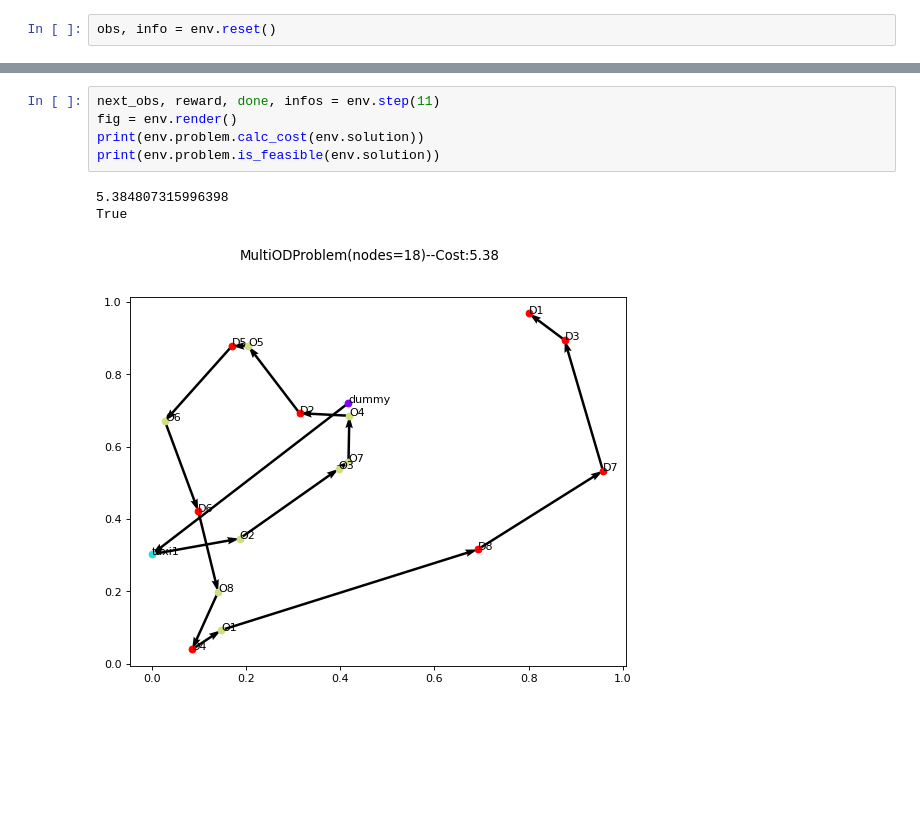
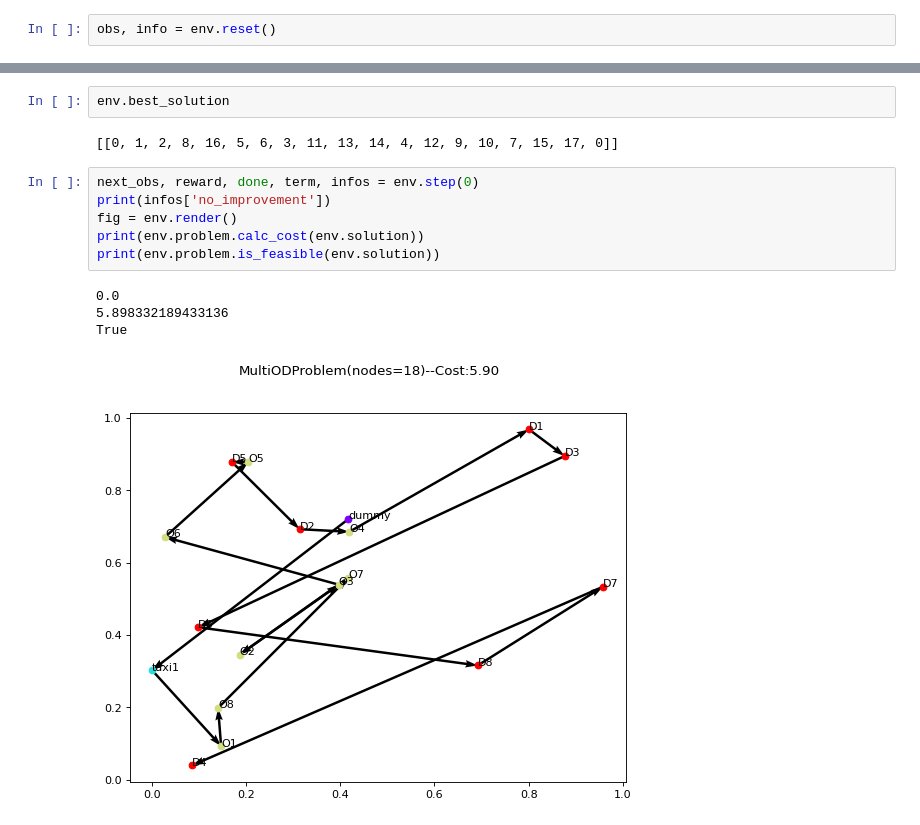
Before and after one commit to bwfbowen/L2T, a Jupyter notebook: test_env.ipynb, the cells around one changed output, grey strips where cells are left out. Saved outputs shown, nothing was run; the diff lists cells and outputs as text; blank space fills up the shorter version.

```diff
--- a/test_env.ipynb
+++ b/test_env.ipynb
@@ -16,9 +25,15 @@ len(env.action_dict)
+# %%
+env.best_solution
+# %% [output]
+[[0, 1, 2, 8, 16, 5, 6, 3, 11, 13, 14, 4, 12, 9, 10, 7, 15, 17, 0]]
 # %%
-next_obs, reward, done, infos = env.step(11)
+next_obs, reward, done, term, infos = env.step(0)
+print(infos['no_improvement'])
 fig = env.render()
 print(env.problem.calc_cost(env.solution))
 print(env.problem.is_feasible(env.solution))
 # %% [output]
-5.384807315996398
+0.0
+5.898332189433136
 True
-[figure, old version]
+[figure, new version]
```
Also changed, not shown: parts of 3 cells of this notebook, 14 other files.
